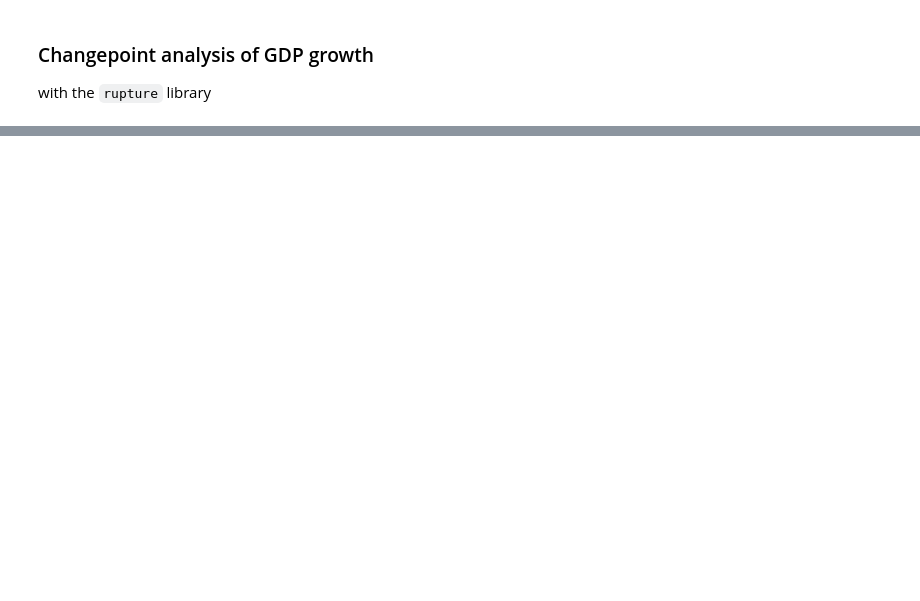
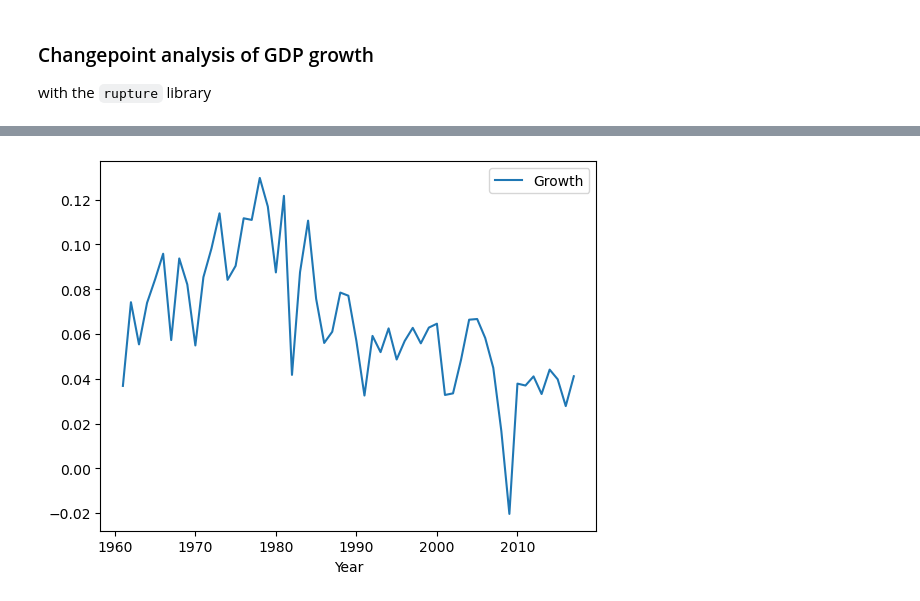
Before and after one commit to EtienneCap/ChangepointDetection, a Jupyter notebook: Bayesian online changepoint detection.ipynb, the cells around one changed output, grey strips where cells are left out. Cells and saved outputs as stored; diff of their text form; code cells hidden in the pictures; blank space fills up the shorter version.

```diff
--- a/Bayesian online changepoint detection.ipynb
+++ b/Bayesian online changepoint detection.ipynb
@@ -219,6 +222,8 @@ country_gdp.plot(x = "Year", y = "GDP")
 # %%
-country_gdp["Growth"] = country_gdp["GDP"].pct_change()
-country_gdp.plot(x= "Year", y = "Growth")
+country_gdp["Growth"] = country_gdp["GDP"].pct_change(fill_method=None)
+country_gdp.plot(x= "Year", y = "Growth");
+# %% [output]
+[figure, added]
 # %%
 import ruptures as rpt
 
```
Also changed, not shown: parts of 7 cells of this notebook.
